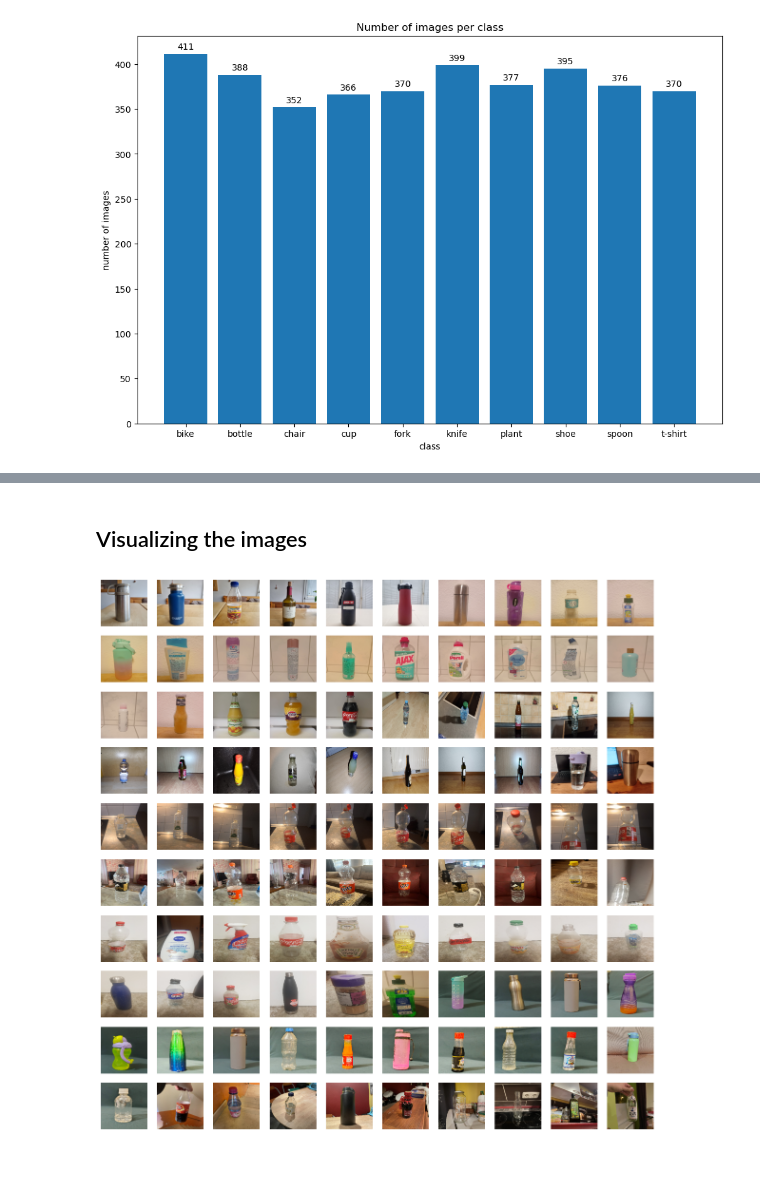
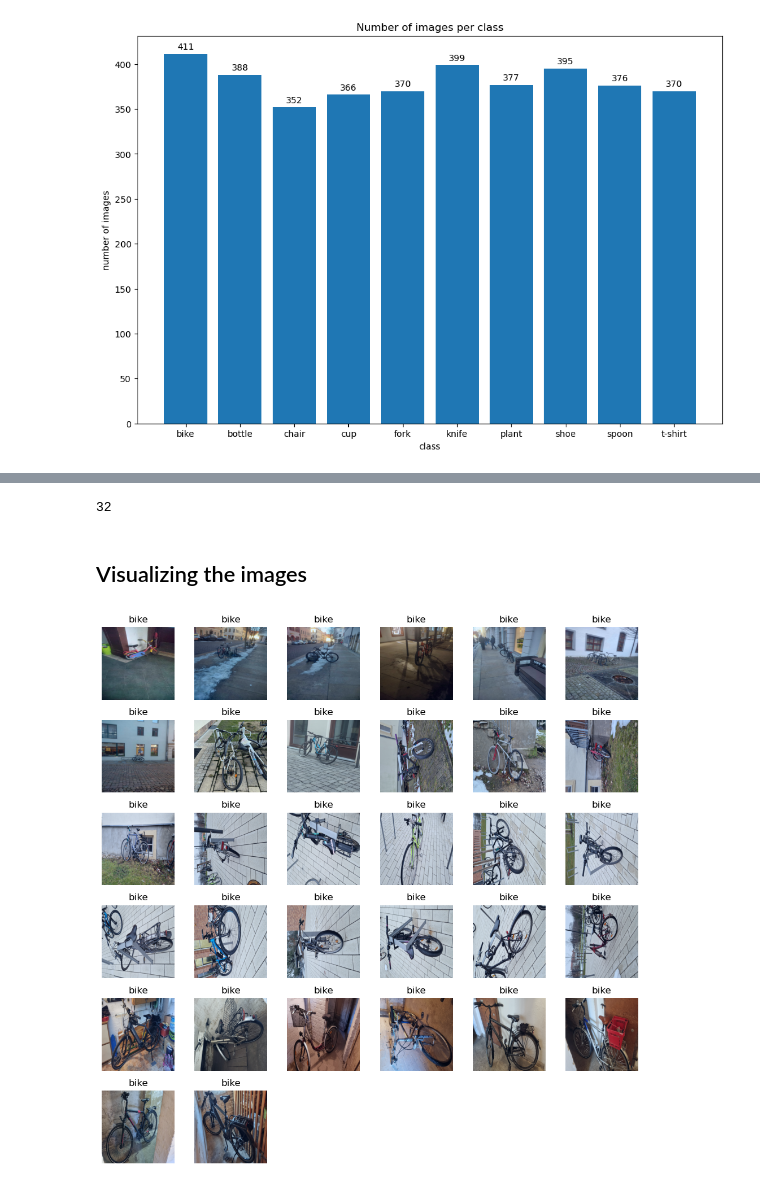
Before and after one commit to saiyedduri/Scientific-computing-project, a Jupyter notebook: Notebook/Untitled-1.ipynb, the cells around one changed output, grey strips where cells are left out. Saved outputs shown, nothing was run; the diff lists cells and outputs as text; code cells hidden in the pictures.

```diff
--- a/Notebook/Untitled-1.ipynb
+++ b/Notebook/Untitled-1.ipynb
@@ -444,15 +563,8 @@ global_stats1 # mean,std for data(just converted to tensor)
  'max': tensor([1., 1., 1.]),
  'min': tensor([0., 0., 0.])}
+# %%
+batch_data_loader3.batch_size
+# %% [output]
+32
 # %% [markdown]
 ## Visualizing the images
-# %%
-def visualize_class(label="chair",n_rows=10,n_cols=10,figsize=(15,15),**kwargs):
-    class_images=class_dict[label]
-    fig,axis=plt.subplots(n_rows,n_cols,figsize=figsize,**kwargs)
-    for img,axis in zip(range(len(class_images)),axis.flatten()):
-        axis.imshow(cv2.cvtColor(class_images[img],cv2.COLOR_BGR2RGB))
-        axis.axis("off")
-    plt.show()
-visualize_class(label="bottle")
-# %% [output]
-[figure, removed]
@@ -460,0 +620,17 @@ len()
+# %%
+# Fixing the iteration of batches
+dataiter=iter(batch_data_loader3)
+# %%
+# rolling through each batch and visualizing the batch images
+batch_images, class_indices = next(dataiter)
+
+# Converting the tensor to a numpy array and permute dimensions for matplotlib
+batch_images = batch_images.numpy()  # Convert to numpy array
+batch_images = batch_images.transpose(0, 2, 3, 1)  # Changing from (batch_size, channels, height, width) of Tensor to
+                                                    # (batch_size, height, width, channels) of numpy.
+
+class_names = transformed_data_class3.classes
+
+visualize_batch(batch_images, class_indices, class_names, min_max_image)
+# %% [output]
+[figure, added]
```
Also changed, not shown: parts of 17 cells of this notebook.
